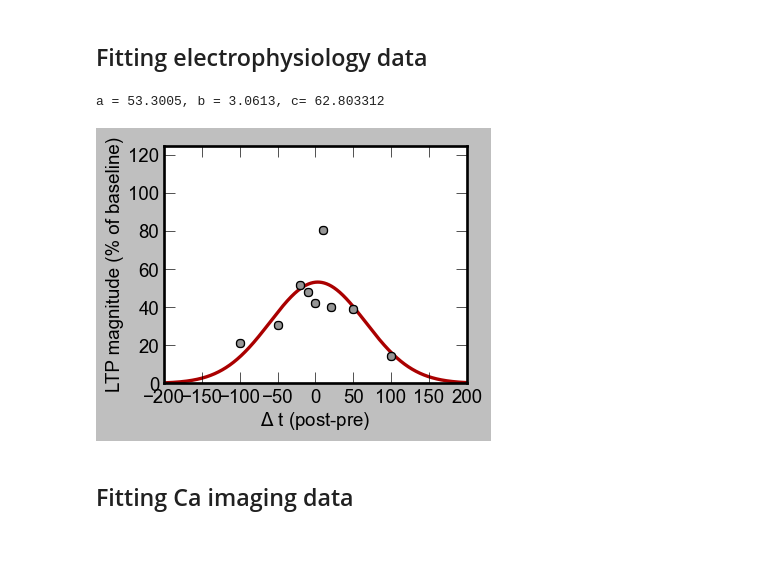
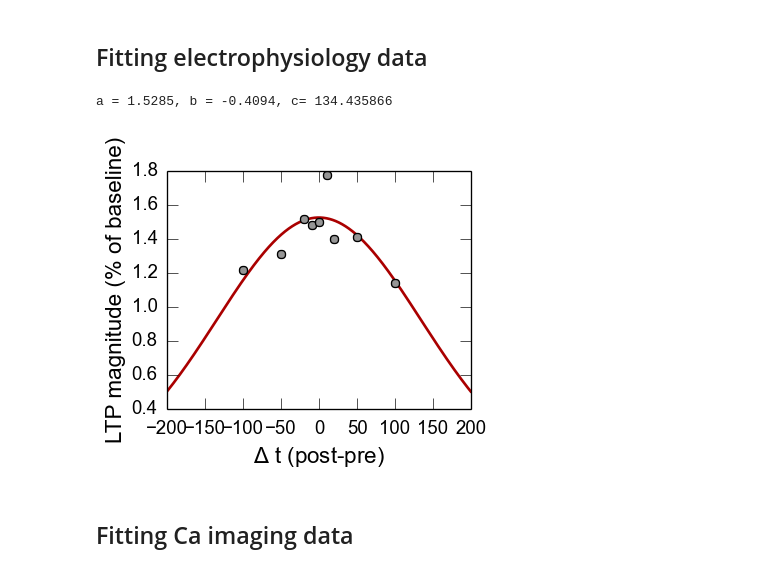
Before and after one commit to OrielBanne/myIPythonNotebooks, a Jupyter notebook: Optimization/Fitting to a Gaussian Function.ipynb, the cells around one changed output. Cells and saved outputs as stored; diff of their text form; code cells hidden in the pictures; blank space fills up the shorter version.

```diff
--- a/Optimization/Fitting to a Gaussian Function.ipynb
+++ b/Optimization/Fitting to a Gaussian Function.ipynb
@@ -33,32 +33,32 @@ plt.title('Example Gaussian function');
 # %% [markdown]
 <H2> Fitting electrophysiology data </H2>
 # %%
-LTP = np.array([21.4333333333, 30.8333333333, 51.75, 48.0066666667, 42.5, 80.95, 40.2, 39, 14.66])
+LTP = np.array([1.2187022977, 1.311189796, 1.522211156, 1.4848593141, 1.501551, 1.7778987096, 1.401036303, 1.4136346933, 1.14105007
+])
 DeltaT = np.array([-100, -50, -20, -10, 0, 10, 20, 50, 100], dtype=float)
-yerr = np.array([8.7501216923, 17.8016333, 25.875, 12.3952680338, 16.0634901029, 25.5986376591, 17.9779865391, 19.5, 6.55615131
-])
+#yerr = np.array([8.7501216923, 17.8016333, 25.875, 12.3952680338, 16.0634901029, 25.5986376591, 17.9779865391, 19.5, 6.55615131])
 # %%
 # perform fitting
 myparam = curve_fit(f=fgauss, xdata =DeltaT , ydata =LTP, p0=(70, 0, 58))
 a, b, c = myparam[0]
 print("a = %2.4f, b = %2.4f, c= %f"%(a,b, c))
 # %% [output]
-a = 53.3005, b = 3.0613, c= 62.803312
+a = 1.5285, b = -0.4094, c= 134.435866
 # %%
 # Plot everything together
 dt = np.arange(-200,200, 0.1)
 yfit =fgauss(dt, a, b, c)
 
 plt.plot(dt, yfit, color='#AA0000');
 plt.plot(DeltaT, LTP, 'ko', markersize= 6, color='#969696')
 #plt.errorbar(DeltaT, LTP, yerr=yerr, fmt='ko', markersize=8, lw=1.5);
 
 plt.xlim(xmax=200, xmin=-200);
-plt.ylim(ymax=125);
+#plt.ylim(ymax=125);
 plt.xlabel('$\Delta$ t (post-pre)');
 plt.ylabel('LTP magnitude (% of baseline)');
 # %% [output]
-[figure, old version]
+[figure, new version]
 # %% [markdown]
 <H2> Fitting Ca imaging data </H2>
 # %%
```
Also changed, not shown: parts of 4 cells of this notebook, 1 other file.
